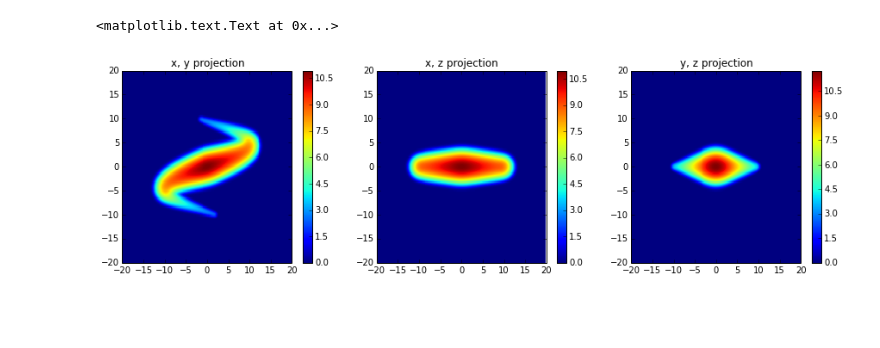
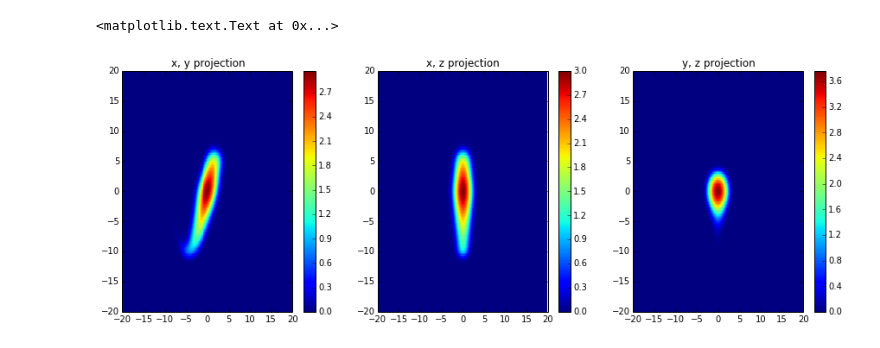
Before and after one commit to davidwhogg/DeprojectAllGalaxies, a Jupyter notebook: astrohack_projections.ipynb, the cells around one changed output. Saved outputs shown, nothing was run; the diff lists cells and outputs as text; code cells hidden in the pictures; blank space fills up the shorter version.

Commit message:
added model fitting

```diff
--- a/astrohack_projections.ipynb
+++ b/astrohack_projections.ipynb
@@ -1,56 +41,33 @@
 # %%
-import numpy
-import astrohack_projections
-from matplotlib.colors import LogNorm
-
-
-matplotlib.rcParams['figure.figsize'] = 15, 4
-
-# build a kind of galaxy and project it onto x,y,z
-gal_model = astrohack_projections.galaxy_model_3d()
-
-running_y_vec = numpy.arange(-10, 10, 0.1)
-running_x_vec = 10 * numpy.sin(running_y_vec/3.0)
-running_cov_vec = (11 - numpy.abs(running_y_vec))/11.0
-running_alpha_vec = numpy.exp(11 - numpy.abs(running_y_vec))
-
-for i in xrange(len(running_y_vec)):
-    gal_model.add_gaussian(float(running_alpha_vec[i]),
-                           numpy.array((running_x_vec[i], running_y_vec[i], 0)),
-                           numpy.eye(3) * running_cov_vec[i])
-
-# now do the projection
-xs = numpy.arange(-20, 20, 0.2)
-ys = numpy.arange(-20, 20, 0.2)
-X, Y = numpy.meshgrid(xs, ys)
+matplotlib.rcParams['figure.figsize'] = 15,5
 
 # plot the projections
 plt.subplot(1, 3, 1)
 xi_hat = numpy.array((1, 0, 0))
 eta_hat = numpy.array((0, 1, 0))
-densities = gal_model.render_2d_image(xi_hat, eta_hat, xs, ys)
+densities = gal_model_A.render_2d_image(xi_hat, eta_hat, xs, ys)
 plt.pcolormesh(X, Y, numpy.log1p(densities))
 plt.colorbar()
 plt.title("x, y projection")
 
 plt.subplot(1, 3, 2)
 xi_hat = numpy.array((1, 0, 0))
 eta_hat = numpy.array((0, 0, 1))
-densities = gal_model.render_2d_image(xi_hat, eta_hat, xs, ys)
+densities = gal_model_A.render_2d_image(xi_hat, eta_hat, xs, ys)
 plt.pcolormesh(X, Y, numpy.log1p(densities))
 plt.colorbar()
 plt.title("x, z projection")
 
 plt.subplot(1, 3, 3)
 xi_hat = numpy.array((0, 1, 0))
 eta_hat = numpy.array((0, 0, 1))
-densities = gal_model.render_2d_image(xi_hat, eta_hat, xs, ys)
+densities = gal_model_A.render_2d_image(xi_hat, eta_hat, xs, ys)
 plt.pcolormesh(X, Y, numpy.log1p(densities))
 plt.colorbar()
 plt.title("y, z projection")
 # %% [output]
 <matplotlib.text.Text at 0x...>
-[figure, old version]
+[figure, new version]
 # %%
 import astrohack_projections
 reload(astrohack_projections)
```
Also changed, not shown: parts of 8 cells of this notebook, 1 other file.
